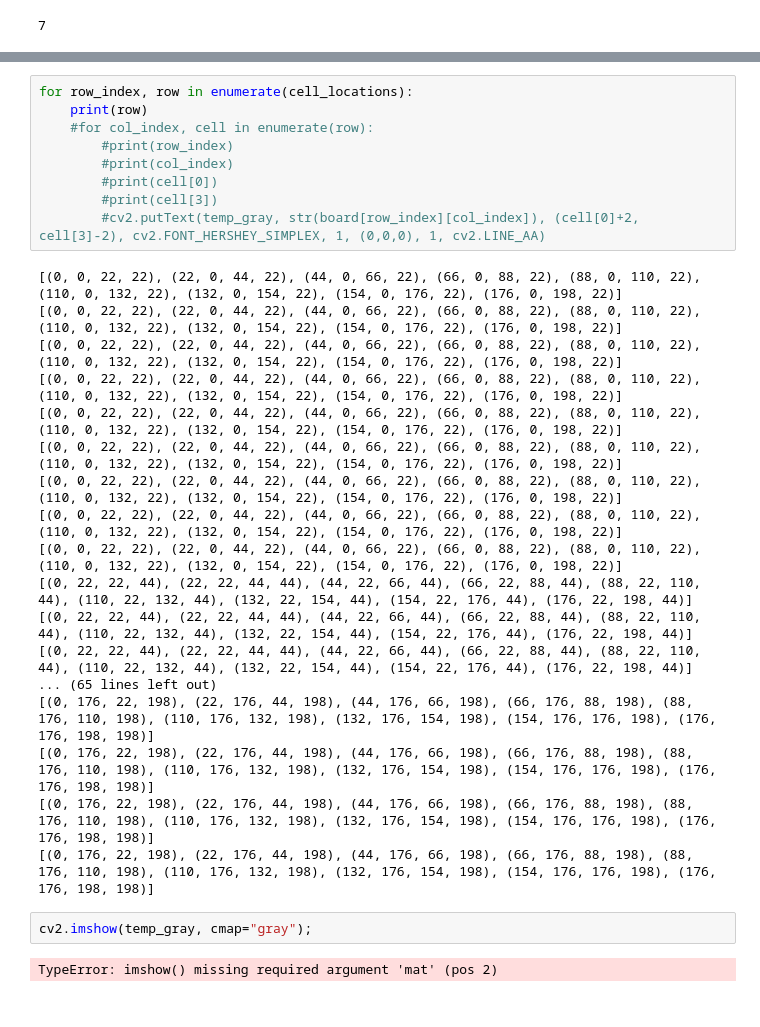
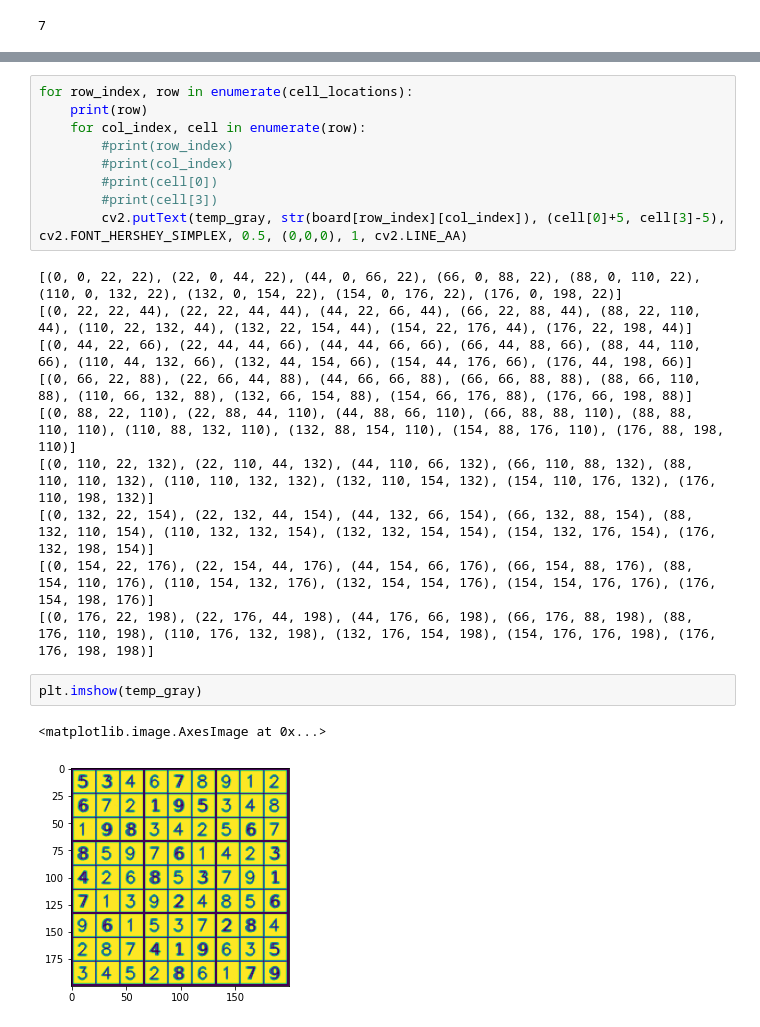
Before and after one commit to Tobias-GH-Schulz/computer-vision, a Jupyter notebook: Sudoku solver/Sudoku_solver.ipynb, the cells around one changed output, grey strips where cells are left out. Drawn from its saved outputs; the diff is of its cells as text.

```diff
--- a/Sudoku solver/Sudoku_solver.ipynb
+++ b/Sudoku solver/Sudoku_solver.ipynb
@@ -227,31 +230,24 @@ print(cell_locations)
 # %%
 for row_index, row in enumerate(cell_locations):
     print(row)
-    #for col_index, cell in enumerate(row):
+    for col_index, cell in enumerate(row):
         #print(row_index)
         #print(col_index)
         #print(cell[0])
         #print(cell[3])
-        #cv2.putText(temp_gray, str(board[row_index][col_index]), (cell[0]+2, cell[3]-2), cv2.FONT_HERSHEY_SIMPLEX, 1, (0,0,0), 1, cv2.LINE_AA)
+        cv2.putText(temp_gray, str(board[row_index][col_index]), (cell[0]+5, cell[3]-5), cv2.FONT_HERSHEY_SIMPLEX, 0.5, (0,0,0), 1, cv2.LINE_AA)
 # %% [output]
-[(0, 0, 22, 22), (22, 0, 44, 22), (44, 0, 66, 22), (66, 0, 88, 22), (88, 0, 110, 22), (110, 0, 132, 22), (132, 0, 154, 22), (154, 0, 176, 22), (176, 0, 198, 22)]
-[(0, 0, 22, 22), (22, 0, 44, 22), (44, 0, 66, 22), (66, 0, 88, 22), (88, 0, 110, 22), (110, 0, 132, 22), (132, 0, 154, 22), (154, 0, 176, 22), (176, 0, 198, 22)]
-[(0, 0, 22, 22), (22, 0, 44, 22), (44, 0, 66, 22), (66, 0, 88, 22), (88, 0, 110, 22), (110, 0, 132, 22), (132, 0, 154, 22), (154, 0, 176, 22), (176, 0, 198, 22)]
-[(0, 0, 22, 22), (22, 0, 44, 22), (44, 0, 66, 22), (66, 0, 88, 22), (88, 0, 110, 22), (110, 0, 132, 22), (132, 0, 154, 22), (154, 0, 176, 22), (176, 0, 198, 22)]
-[(0, 0, 22, 22), (22, 0, 44, 22), (44, 0, 66, 22), (66, 0, 88, 22), (88, 0, 110, 22), (110, 0, 132, 22), (132, 0, 154, 22), (154, 0, 176, 22), (176, 0, 198, 22)]
-[(0, 0, 22, 22), (22, 0, 44, 22), (44, 0, 66, 22), (66, 0, 88, 22), (88, 0, 110, 22), (110, 0, 132, 22), (132, 0, 154, 22), (154, 0, 176, 22), (176, 0, 198, 22)]
-[(0, 0, 22, 22), (22, 0, 44, 22), (44, 0, 66, 22), (66, 0, 88, 22), (88, 0, 110, 22), (110, 0, 132, 22), (132, 0, 154, 22), (154, 0, 176, 22), (176, 0, 198, 22)]
-[(0, 0, 22, 22), (22, 0, 44, 22), (44, 0, 66, 22), (66, 0, 88, 22), (88, 0, 110, 22), (110, 0, 132, 22), (132, 0, 154, 22), (154, 0, 176, 22), (176, 0, 198, 22)]
 [(0, 0, 22, 22), (22, 0, 44, 22), (44, 0, 66, 22), (66, 0, 88, 22), (88, 0, 110, 22), (110, 0, 132, 22), (132, 0, 154, 22), (154, 0, 176, 22), (176, 0, 198, 22)]
 [(0, 22, 22, 44), (22, 22, 44, 44), (44, 22, 66, 44), (66, 22, 88, 44), (88, 22, 110, 44), (110, 22, 132, 44), (132, 22, 154, 44), (154, 22, 176, 44), (176, 22, 198, 44)]
-[(0, 22, 22, 44), (22, 22, 44, 44), (44, 22, 66, 44), (66, 22, 88, 44), (88, 22, 110, 44), (110, 22, 132, 44), (132, 22, 154, 44), (154, 22, 176, 44), (176, 22, 198, 44)]
-[(0, 22, 22, 44), (22, 22, 44, 44), (44, 22, 66, 44), (66, 22, 88, 44), (88, 22, 110, 44), (110, 22, 132, 44), (132, 22, 154, 44), (154, 22, 176, 44), (176, 22, 198, 44)]
-... (65 lines left out)
+[(0, 44, 22, 66), (22, 44, 44, 66), (44, 44, 66, 66), (66, 44, 88, 66), (88, 44, 110, 66), (110, 44, 132, 66), (132, 44, 154, 66), (154, 44, 176, 66), (176, 44, 198, 66)]
+[(0, 66, 22, 88), (22, 66, 44, 88), (44, 66, 66, 88), (66, 66, 88, 88), (88, 66, 110, 88), (110, 66, 132, 88), (132, 66, 154, 88), (154, 66, 176, 88), (176, 66, 198, 88)]
+[(0, 88, 22, 110), (22, 88, 44, 110), (44, 88, 66, 110), (66, 88, 88, 110), (88, 88, 110, 110), (110, 88, 132, 110), (132, 88, 154, 110), (154, 88, 176, 110), (176, 88, 198, 110)]
+[(0, 110, 22, 132), (22, 110, 44, 132), (44, 110, 66, 132), (66, 110, 88, 132), (88, 110, 110, 132), (110, 110, 132, 132), (132, 110, 154, 132), (154, 110, 176, 132), (176, 110, 198, 132)]
+[(0, 132, 22, 154), (22, 132, 44, 154), (44, 132, 66, 154), (66, 132, 88, 154), (88, 132, 110, 154), (110, 132, 132, 154), (132, 132, 154, 154), (154, 132, 176, 154), (176, 132, 198, 154)]
+[(0, 154, 22, 176), (22, 154, 44, 176), (44, 154, 66, 176), (66, 154, 88, 176), (88, 154, 110, 176), (110, 154, 132, 176), (132, 154, 154, 176), (154, 154, 176, 176), (176, 154, 198, 176)]
 [(0, 176, 22, 198), (22, 176, 44, 198), (44, 176, 66, 198), (66, 176, 88, 198), (88, 176, 110, 198), (110, 176, 132, 198), (132, 176, 154, 198), (154, 176, 176, 198), (176, 176, 198, 198)]
-[(0, 176, 22, 198), (22, 176, 44, 198), (44, 176, 66, 198), (66, 176, 88, 198), (88, 176, 110, 198), (110, 176, 132, 198), (132, 176, 154, 198), (154, 176, 176, 198), (176, 176, 198, 198)]
-[(0, 176, 22, 198), (22, 176, 44, 198), (44, 176, 66, 198), (66, 176, 88, 198), (88, 176, 110, 198), (110, 176, 132, 198), (132, 176, 154, 198), (154, 176, 176, 198), (176, 176, 198, 198)]
-[(0, 176, 22, 198), (22, 176, 44, 198), (44, 176, 66, 198), (66, 176, 88, 198), (88, 176, 110, 198), (110, 176, 132, 198), (132, 176, 154, 198), (154, 176, 176, 198), (176, 176, 198, 198)]
 # %%
-cv2.imshow(temp_gray, cmap="gray");
+plt.imshow(temp_gray)
 # %% [output]
-TypeError: imshow() missing required argument 'mat' (pos 2)
+<matplotlib.image.AxesImage at 0x...>
+[figure, added]
```
Also changed, not shown: parts of 2 cells of this notebook, 30 other files.
